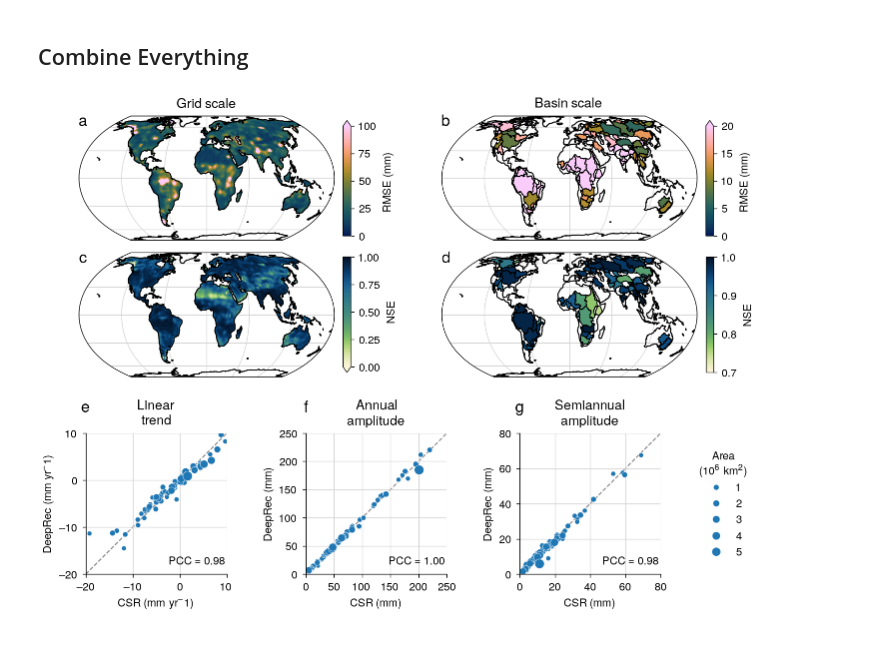
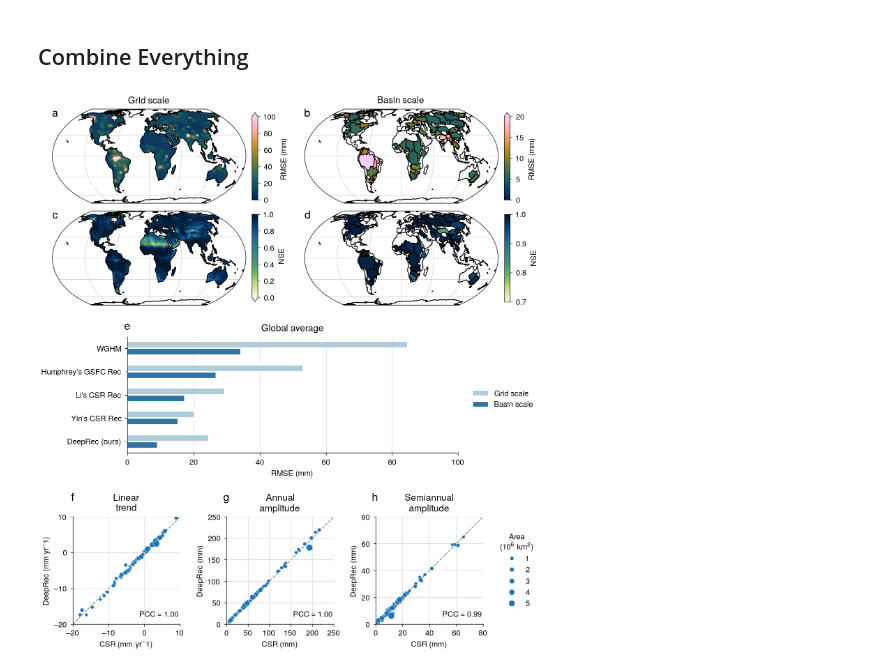
Before and after one commit to lqgentner/deeprec, a Jupyter notebook: notebooks/21-paper-plots/grace-metrics.ipynb, the cells around one changed output. Saved outputs shown, nothing was run; the diff lists cells and outputs as text; code cells hidden in the pictures; blank space fills up the shorter version.

Commit message:
GRACE comp plot: Add global bar chart of GRACE RMSE

```diff
--- a/notebooks/21-paper-plots/grace-metrics.ipynb
+++ b/notebooks/21-paper-plots/grace-metrics.ipynb
@@ -73,7 +78,7 @@ our_name = "twsa_our"
 # %% [markdown]
 ## Error and correlation world maps
 # %%
-ds_grid = ds_all[[target_name, our_name]]
+ds_grid = ds_all[[target_name, *eval_names]]
 # Only evaluate GRACE time
 ds_grid = ds_grid.sel(time=slice("2002", "2023")).compute()
 # Remove missing time steps - remove missing time steps in GRACE for all vars
@@ -230,0 +385,16 @@ axs[0][1].set(title="Basin scale")
+# %%
+fig, ax = plt.subplots(figsize=(7.2, 3))
+sns.barplot(
+    df_rmse_avg,
+    x="rmse",
+    y="model",
+    hue="scale",
+    width=0.6,
+    gap=0.1,
+    ax=ax,
+    palette="Paired",
+    order=my_order,
+)
+ax.set(xlabel="RMSE (mm)", ylabel=None, xlim=(0, 100))
+ax.legend(loc="lower right")
+ax.xaxis.grid()
@@ -419,11 +591,12 @@ legend.get_title().set_ha("center")
 # %% [markdown]
 ## Combine Everything
 # %%
-fig = plt.figure(figsize=(7.2, 5.2))
-subfigs = fig.subfigures(nrows=2, hspace=0.05, height_ratios=[4, 3])
+fig = plt.figure(figsize=(7.2, 8.0))
+subfigs = fig.subfigures(nrows=3, hspace=0.05, height_ratios=[4, 3, 3])
 
 axs_geo = subfigs[0].subplots(2, 2, subplot_kw={"projection": ccrs.EqualEarth()})
-axs_scatter = subfigs[1].subplots(1, 3)
+ax_bar = subfigs[1].subplots(1, 1)
+axs_scatter = subfigs[2].subplots(1, 3)
 
 axs_rmse, axs_nse = axs_geo
 
@@ -456,6 +629,25 @@ for ax in [axs_rmse[1], axs_nse[1]]:
 # Titles
 axs_rmse[0].set(title="Grid scale")
 axs_rmse[1].set(title="Basin scale")
+
+### BAR CHART ###
+
+sns.barplot(
+    df_rmse_avg,
+    x="rmse",
+    y="model",
+    hue="scale",
+    width=0.6,
+    gap=0.1,
+    ax=ax_bar,
+    palette="Paired",
+    order=my_order,
+)
+ax_bar.set(xlabel="RMSE (mm)", ylabel=None, xlim=(0, 100), title="Global average")
+ax_bar.xaxis.grid()
+# Place legend outside of axis
+ax_bar.legend().remove()
+subfigs[1].legend(loc="outside right")
 
 
 ### SCATTER PLOT ###
@@ -502,34 +694,44 @@ for i, (ax, (name, df)) in enumerate(zip(axs_scatter, df_comps.items())):
 
     # Add PCC score
     ax.text(1.0, 0.07, f"PCC = {pcc:.2f}", ha="right", transform=ax.transAxes)
 
 
 # Place legend outside of axes
 axs_scatter[0].legend().remove()
-legend = subfigs[1].legend(loc="outside right", title="Area\n($10^6$ km$^2$)")
+legend = subfigs[2].legend(loc="outside right", title="Area\n($10^6$ km$^2$)")
 legend.get_title().set_ha("center")
 
-# Add letters
+### LETTERS ###
+
 for n, ax in enumerate(axs_geo.flat):
     ax.text(
         0.0,
         1.0 - 0.08,
         string.ascii_lowercase[n],
         transform=ax.transAxes,
         size="x-large",
         weight="bold",
     )
+ax_bar.text(
+    0.0,
+    1.0 + 0.06,
+    string.ascii_lowercase[len(axs_geo.flat)],
+    ha="center",
+    transform=ax_bar.transAxes,
+    size="x-large",
+    weight="bold",
+)
 for n, ax in enumerate(axs_scatter):
     ax.text(
         0.0,
         1.0 + 0.15,
-        string.ascii_lowercase[n + len(axs_geo.flat)],
+        string.ascii_lowercase[len(axs_geo.flat) + n + 1],
         ha="center",
         transform=ax.transAxes,
         size="x-large",
         weight="bold",
     )
 
 fig.savefig(FIGURE_DIR / "grace_comp.pdf", backend="pgf")
 # %% [output]
-[figure, old version]
+[figure, new version]
```
Also changed, not shown: parts of 27 cells of this notebook, 1 other file.
